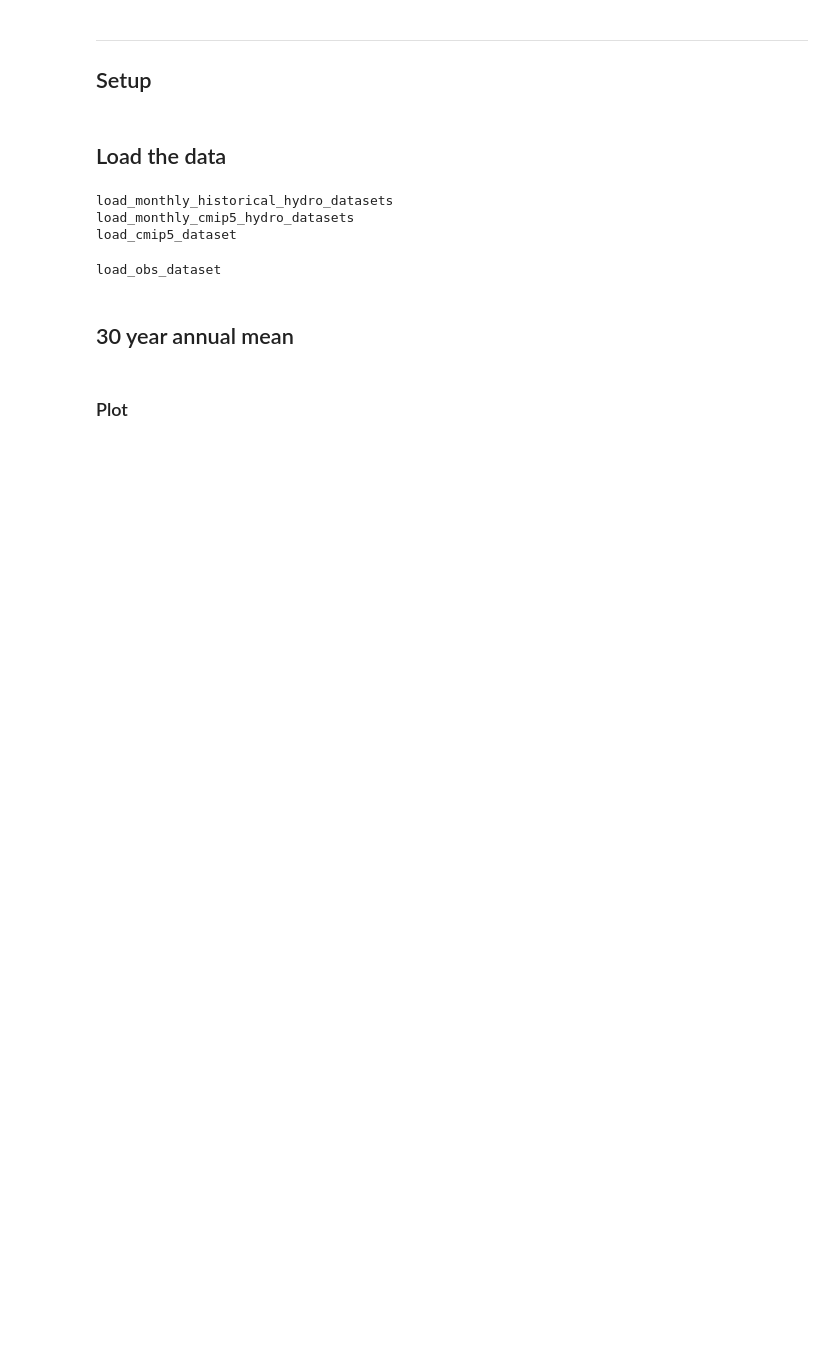
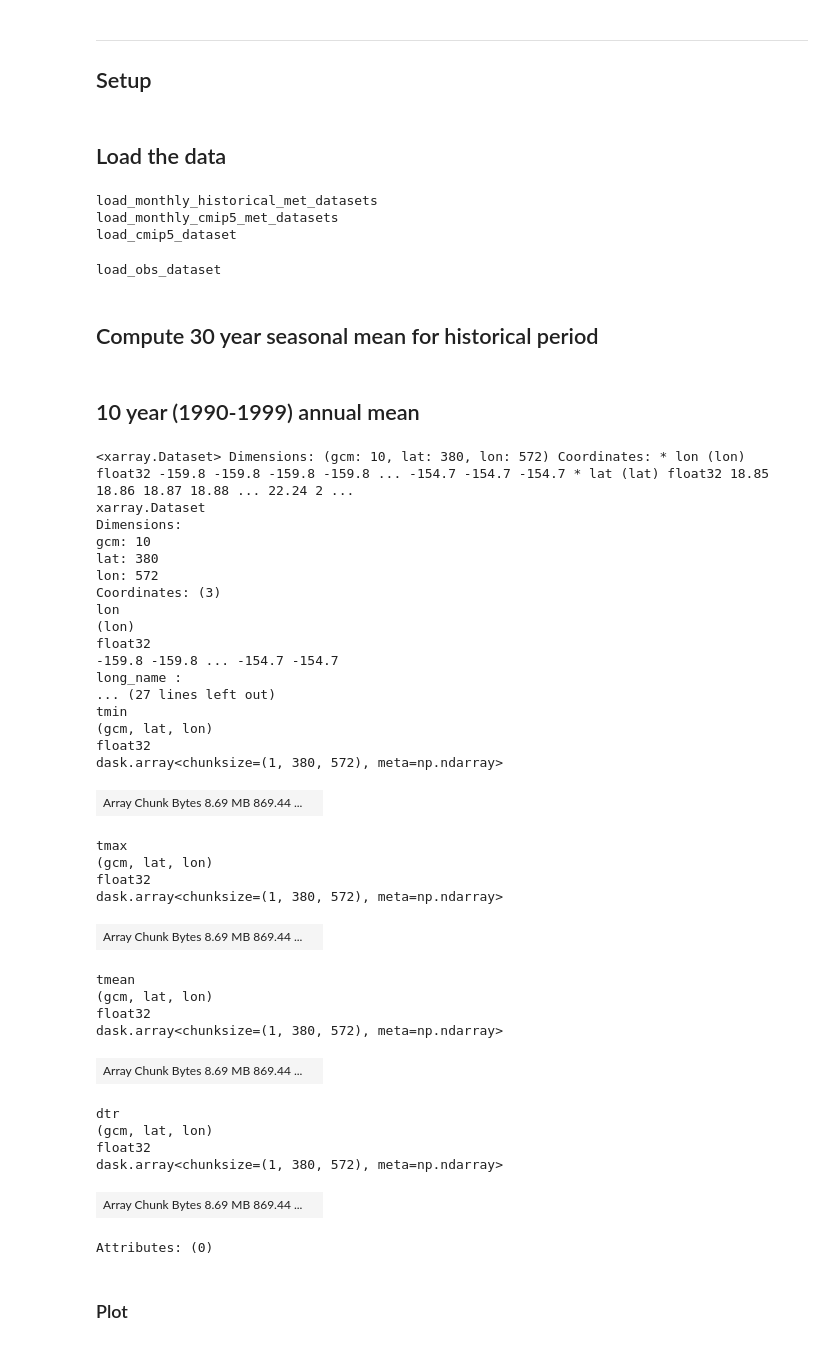
Before and after one commit to nmizukami/cmip5_oconus_analysis, a Jupyter notebook: notebooks/NB-HI1_plot_map_historical_met.ipynb, the cells around one changed output. Saved outputs shown, nothing was run; the diff lists cells and outputs as text; code cells hidden in the pictures; blank space fills up the shorter version.

```diff
--- a/notebooks/NB-HI1_plot_map_historical_met.ipynb
+++ b/notebooks/NB-HI1_plot_map_historical_met.ipynb
@@ -59,9 +59,11 @@ hydro_flux_vars = ['PRCP','EVAP', 'total_runoff']
 ## Load the data
 # %%
 xr.set_options(file_cache_maxsize=12000)
-histo_data = load_monthly_historical_hydro_datasets(models=gcms, variables=hydro_flux_vars, region=region, parallel=False)
+histo_data = load_monthly_historical_met_datasets(models=gcms, variables=met_vars, region=region, parallel=False)
 # %% [output]
-load_monthly_historical_hydro_datasets
-load_monthly_cmip5_hydro_datasets
+load_monthly_historical_met_datasets
+load_monthly_cmip5_met_datasets
 load_cmip5_dataset
 load_obs_dataset
+# %% [markdown]
+## Compute 30 year seasonal mean for historical period
@@ -68,3 +74,3 @@ load_obs_dataset
 # %% [markdown]
-## 30 year annual mean
+## 10 year (1990-1999) annual mean
 # %%
@@ -74,3 +80,40 @@ for name in ['obs', 'gcm']:
+# %%
+histo_tair_annual['gcm']
+# %% [output]
+<xarray.Dataset> Dimensions: (gcm: 10, lat: 380, lon: 572) Coordinates: * lon (lon) float32 -159.8 -159.8 -159.8 -159.8 ... -154.7 -154.7 -154.7 * lat (lat) float32 18.85 18.86 18.87 18.88 ... 22.24 2 ...
+xarray.Dataset
+Dimensions:
+gcm: 10
+lat: 380
+lon: 572
+Coordinates: (3)
+lon
+(lon)
+float32
+-159.8 -159.8 ... -154.7 -154.7
+long_name :
+... (27 lines left out)
+tmin
+(gcm, lat, lon)
+float32
+dask.array<chunksize=(1, 380, 572), meta=np.ndarray>
+| Array Chunk Bytes 8.69 MB 869.44 ... |  |
+tmax
+(gcm, lat, lon)
+float32
+dask.array<chunksize=(1, 380, 572), meta=np.ndarray>
+| Array Chunk Bytes 8.69 MB 869.44 ... |  |
+tmean
+(gcm, lat, lon)
+float32
+dask.array<chunksize=(1, 380, 572), meta=np.ndarray>
+| Array Chunk Bytes 8.69 MB 869.44 ... |  |
+dtr
+(gcm, lat, lon)
+float32
+dask.array<chunksize=(1, 380, 572), meta=np.ndarray>
+| Array Chunk Bytes 8.69 MB 869.44 ... |  |
+Attributes: (0)
 # %% [markdown]
 ### Plot
 # %%
```
Also changed, not shown: parts of 17 cells of this notebook, 1 other file.
